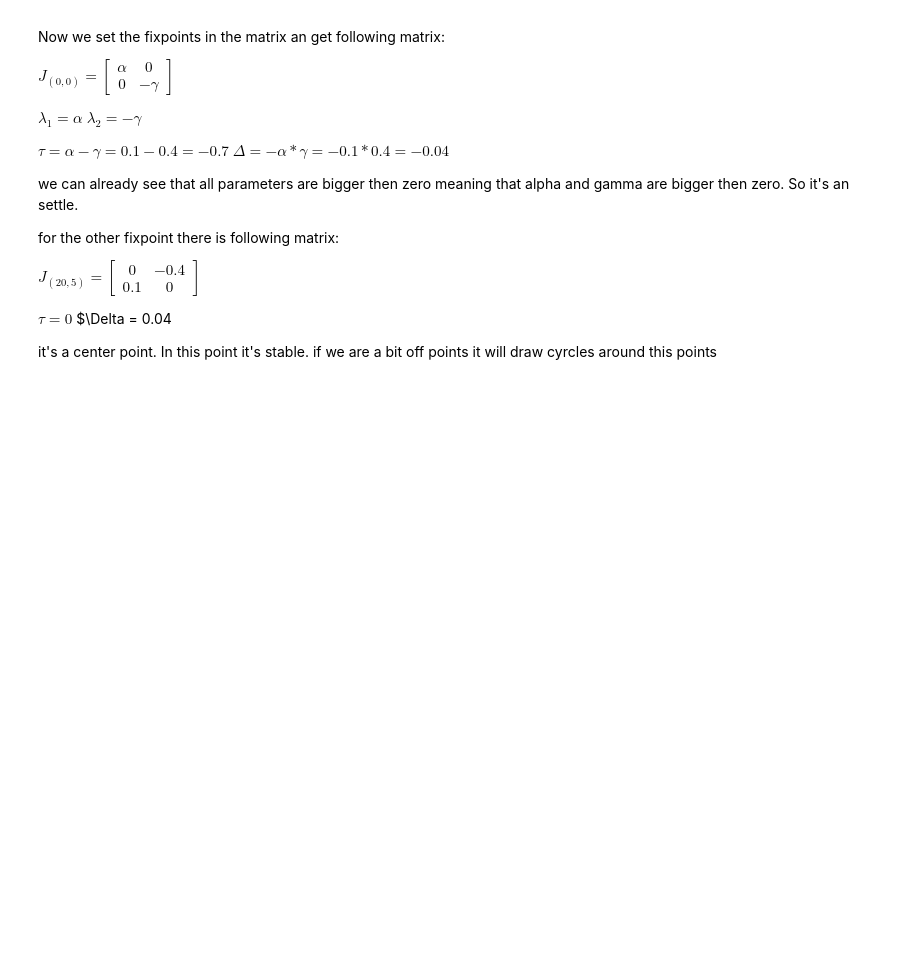
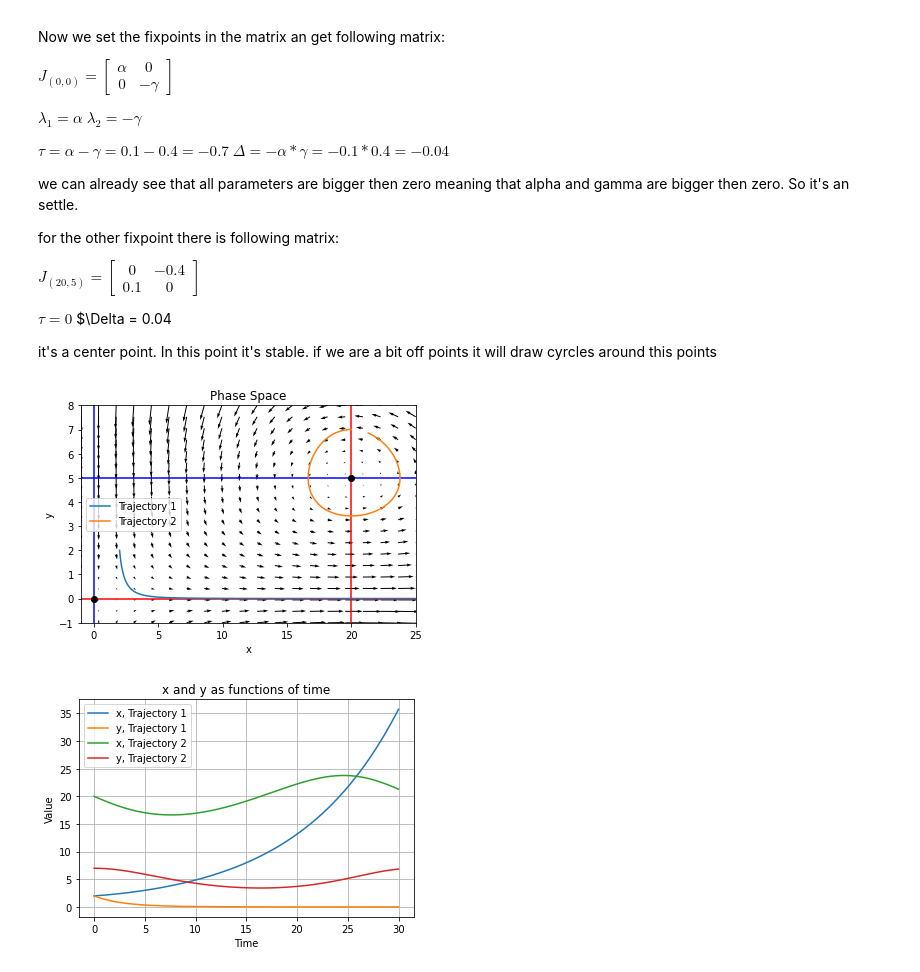
Before and after one commit to anbebe/NeurodynamicsHA, a Jupyter notebook: EX4.ipynb, the cells around one changed output. Saved outputs shown, nothing was run; the diff lists cells and outputs as text; code cells hidden in the pictures; blank space fills up the shorter version.

```diff
--- a/EX4.ipynb
+++ b/EX4.ipynb
@@ -278,3 +278,78 @@ $\tau = 0$
 $\Delta = 0.04
 
 it's a center point. In this point it's stable. if we are a bit off points it will draw cyrcles around this points
+# %%
+import numpy as np
+from matplotlib import pyplot as plt
+from scipy.integrate import odeint
+
+#nullclines for rabbits
+plt.axvline(x = 0, color='blue')
+plt.axhline(y = 5, color='blue')
+#nullclines for foxes
+plt.axvline(x = 20, color='red')
+plt.axhline(y = 0, color='red')
+
+plt.plot(0,0, marker='o', color='black')
+plt.plot(20,5, marker='o', color='black')
+
+plt.xlim(-1,25)
+plt.ylim(-1,8)
+
+def vector_field(x, y):
+    dx = x*(0.1 - 0.02 * y)
+    dy = y*(0.02 * x - 0.4)
+    return dx, dy
+
+x_range = np.linspace(-1, 25, 20)
+y_range = np.linspace(-1, 8, 20)
+
+X, Y = np.meshgrid(x_range, y_range)
+
+U, V = vector_field(X, Y)
+
+plt.quiver(X, Y, U, V)
+
+def vector_field_trajectory(variables, t):
+    x, y = variables
+    dx = x*(0.1 - 0.02 * y)
+    dy = y*(0.02 * x - 0.4)
+    return [dx, dy]
+
+# Starting values for the two trajectories
+initial_conditions = [[2, 2], [20, 7]]
+
+# Time points for the simulation
+t = np.linspace(0, 30, 5000)
+
+# Simulate the trajectories
+trajectories = [odeint(vector_field_trajectory, initial_condition, t) for initial_condition in initial_conditions]
+
+# Extract x and y coordinates for each trajectory
+x_traj = [trajectory[:, 0] for trajectory in trajectories]
+y_traj = [trajectory[:, 1] for trajectory in trajectories]
+
+# Plotting phase space
+plt.plot(x_traj[0], y_traj[0], label='Trajectory 1')
+plt.plot(x_traj[1], y_traj[1], label='Trajectory 2')
+
+plt.xlabel('x')
+plt.ylabel('y')
+plt.title('Phase Space')
+plt.legend()
+
+plt.show()
+
+plt.plot(t, x_traj[0], label='x, Trajectory 1')
+plt.plot(t, y_traj[0], label='y, Trajectory 1')
+plt.plot(t, x_traj[1], label='x, Trajectory 2')
+plt.plot(t, y_traj[1], label='y, Trajectory 2')
+plt.xlabel('Time')
+plt.ylabel('Value')
+plt.title('x and y as functions of time')
+plt.legend()
+plt.grid(True)
+plt.show()
+# %% [output]
+[figure, added]
+[figure, added]
```
